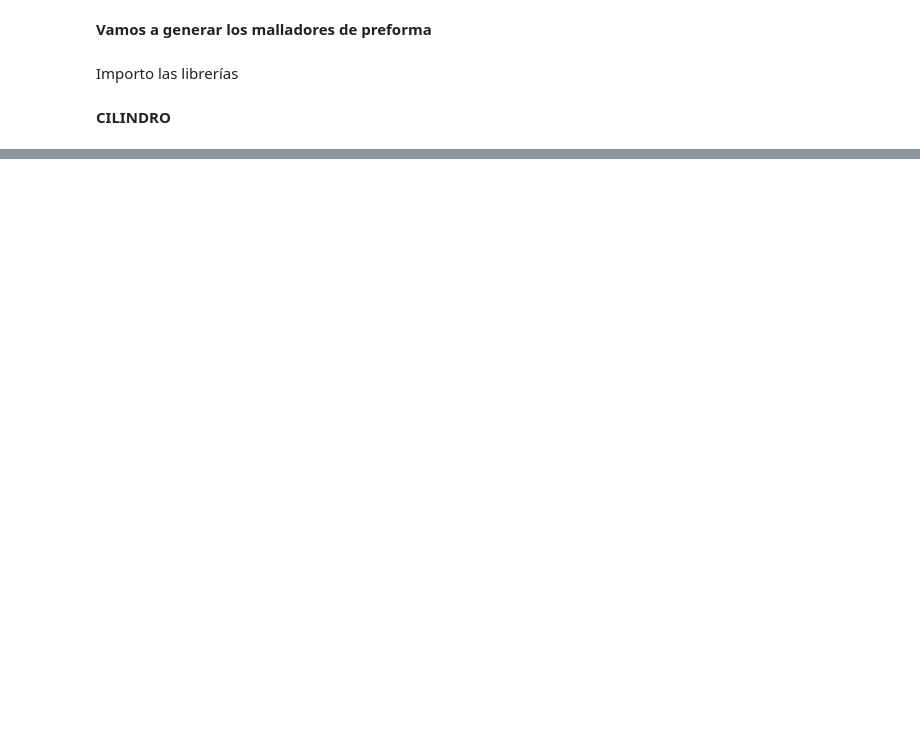
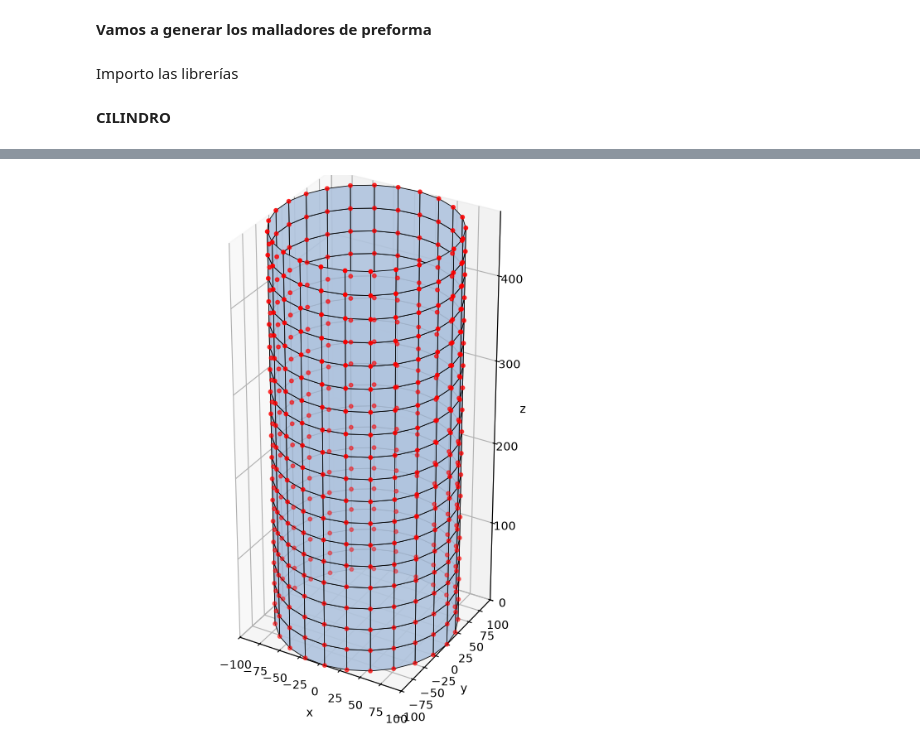
Before and after one commit to reiraviolo/Mesh_preforma, a Jupyter notebook: mesh_preforma.ipynb, the cells around one changed output, grey strips where cells are left out. Saved outputs shown, nothing was run; the diff lists cells and outputs as text; code cells hidden in the pictures; blank space fills up the shorter version.

Commit message:
CILINDRO

```diff
--- a/mesh_preforma.ipynb
+++ b/mesh_preforma.ipynb
@@ -41,0 +74,38 @@ print(buffer)
+# %%
+import matplotlib.pyplot as plt
+from mpl_toolkits.mplot3d.art3d import Poly3DCollection
+
+# conectividad como enteros y en orden perimetral
+elementos = elementos.astype(int)[:, [0, 1, 3, 2]]
+
+# coordenadas de cada vértice de cada cara: (N_elementos, 4, 3)
+caras = nodos[elementos]
+
+fig = plt.figure(figsize=(8, 8))
+ax = fig.add_subplot(111, projection="3d")
+
+coleccion = Poly3DCollection(
+    caras,
+    facecolors="lightsteelblue",
+    edgecolors="k",
+    linewidths=0.6,
+    alpha=0.9,
+)
+ax.add_collection3d(coleccion)
+
+# nodos (opcional)
+ax.scatter(nodos[:, 0], nodos[:, 1], nodos[:, 2], color="r", s=10)
+
+# límites y proporción
+R = D_cilindro / 2
+ax.set_xlim(-R, R)
+ax.set_ylim(-R, R)
+ax.set_zlim(0, nodos[:, 2].max())
+ax.set_box_aspect((2 * R, 2 * R, nodos[:, 2].max()))
+
+ax.set_xlabel("x")
+ax.set_ylabel("y")
+ax.set_zlabel("z")
+plt.show()
+# %% [output]
+[figure, added]
```
Also changed, not shown: parts of 1 cell of this notebook.
